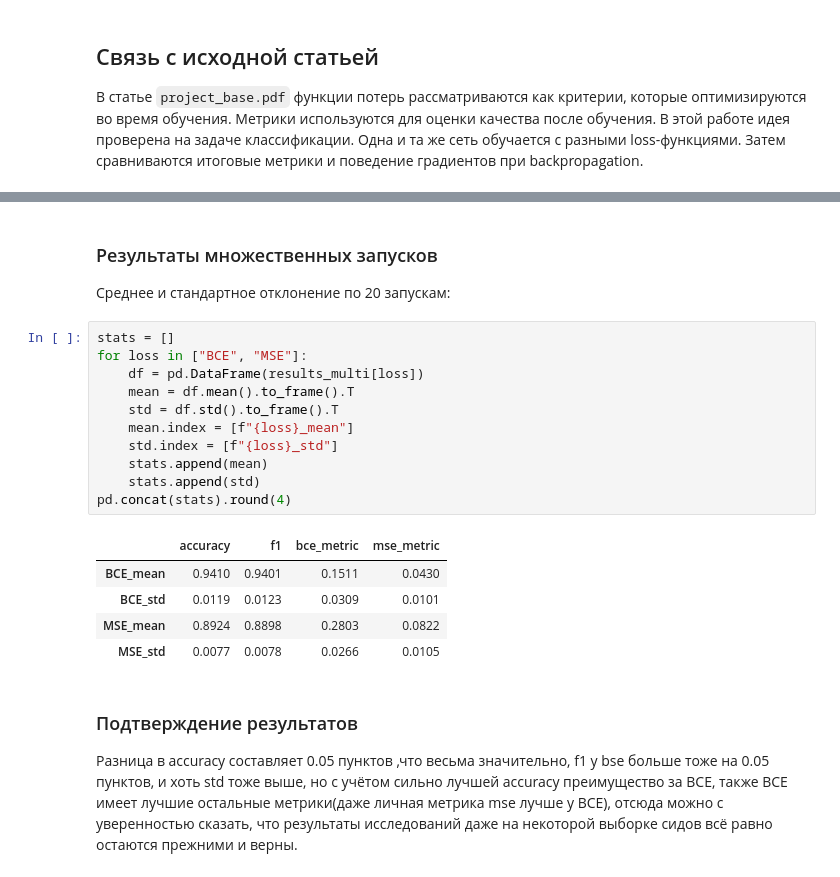
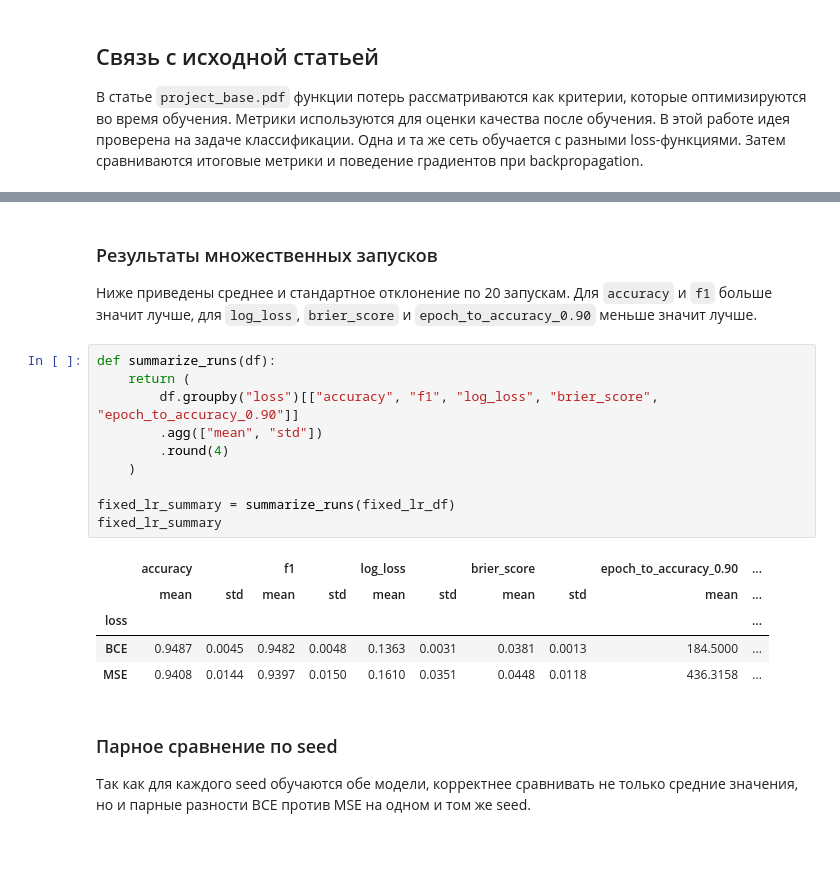
Before and after one commit to BaffledHedgehog/optproject, a Jupyter notebook: prototypeproject.ipynb.ipynb, the cells around one changed output, grey strips where cells are left out. Drawn from its saved outputs; the diff is of its cells as text; blank space fills up the shorter version.

```diff
--- a/prototypeproject.ipynb.ipynb
+++ b/prototypeproject.ipynb.ipynb
@@ -397,24 +472,24 @@ for loss in ["BCE", "MSE"]:
 # %% [markdown]
 ### Результаты множественных запусков
 
-Среднее и стандартное отклонение по 20 запускам:
+Ниже приведены среднее и стандартное отклонение по 20 запускам. Для `accuracy` и `f1` больше значит лучше, для `log_loss`, `brier_score` и `epoch_to_accuracy_0.90` меньше значит лучше.
 # %%
-stats = []
-for loss in ["BCE", "MSE"]:
-    df = pd.DataFrame(results_multi[loss])
-    mean = df.mean().to_frame().T
-    std = df.std().to_frame().T
-    mean.index = [f"{loss}_mean"]
-    std.index = [f"{loss}_std"]
-    stats.append(mean)
-    stats.append(std)
-pd.concat(stats).round(4)
+def summarize_runs(df):
+    return (
+        df.groupby("loss")[["accuracy", "f1", "log_loss", "brier_score", "epoch_to_accuracy_0.90"]]
+        .agg(["mean", "std"])
+        .round(4)
+    )
+
+fixed_lr_summary = summarize_runs(fixed_lr_df)
+fixed_lr_summary
 # %% [output]
-|  | accuracy | f1 | bce_metric | mse_metric |
-| BCE_mean | 0.9410 | 0.9401 | 0.1511 | 0.0430 |
-| BCE_std | 0.0119 | 0.0123 | 0.0309 | 0.0101 |
-| MSE_mean | 0.8924 | 0.8898 | 0.2803 | 0.0822 |
-| MSE_std | 0.0077 | 0.0078 | 0.0266 | 0.0105 |
+|  | accuracy |  | f1 |  | log_loss |  | brier_score |  | epoch_to_accuracy_0.90 | ... |
+|  | mean | std | mean | std | mean | std | mean | std | mean | ... |
+| loss |  |  |  |  |  |  |  |  |  | ... |
+| BCE | 0.9487 | 0.0045 | 0.9482 | 0.0048 | 0.1363 | 0.0031 | 0.0381 | 0.0013 | 184.5000 | ... |
+| MSE | 0.9408 | 0.0144 | 0.9397 | 0.0150 | 0.1610 | 0.0351 | 0.0448 | 0.0118 | 436.3158 | ... |
 # %% [markdown]
-### Подтверждение результатов
-Разница в accuracy составляет 0.05 пунктов ,что весьма значительно, f1 у bse больше тоже на 0.05 пунктов, и хоть std тоже выше, но с учётом сильно лучшей accuracy преимущество за BCE, также BCE имеет лучшие остальные метрики(даже личная метрика mse лучше у BCE), отсюда можно с уверенностью сказать, что результаты исследований даже на некоторой выборке сидов всё равно остаются прежними и верны.
+### Парное сравнение по seed
+
+Так как для каждого seed обучаются обе модели, корректнее сравнивать не только средние значения, но и парные разности BCE против MSE на одном и том же seed.
```
Also changed, not shown: parts of 17 cells of this notebook, 6 other files.
